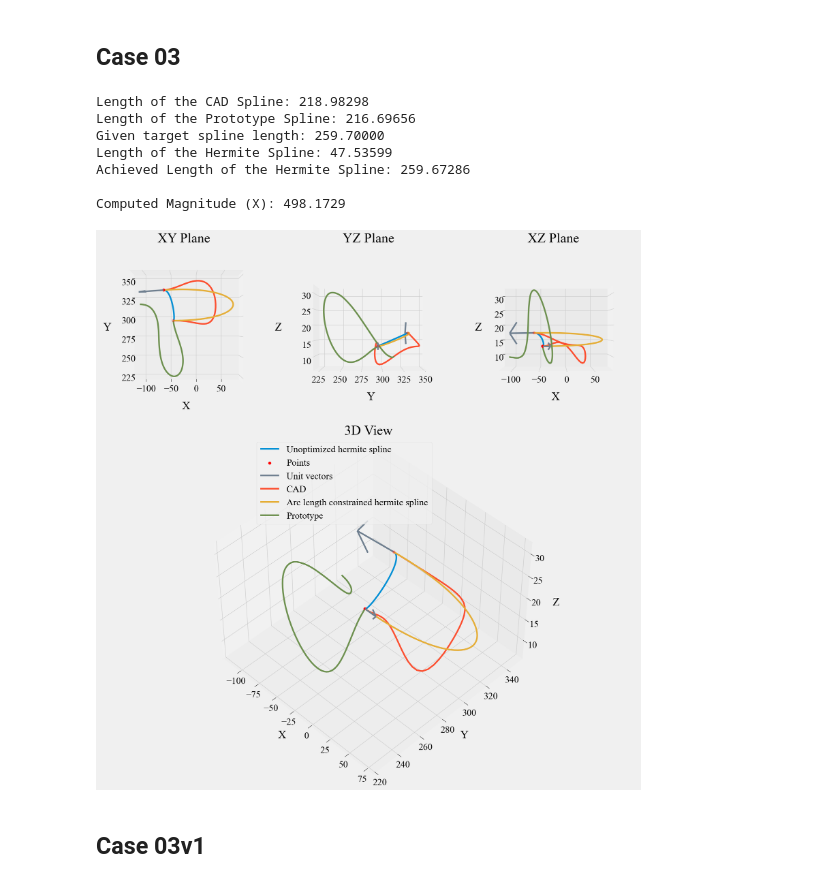
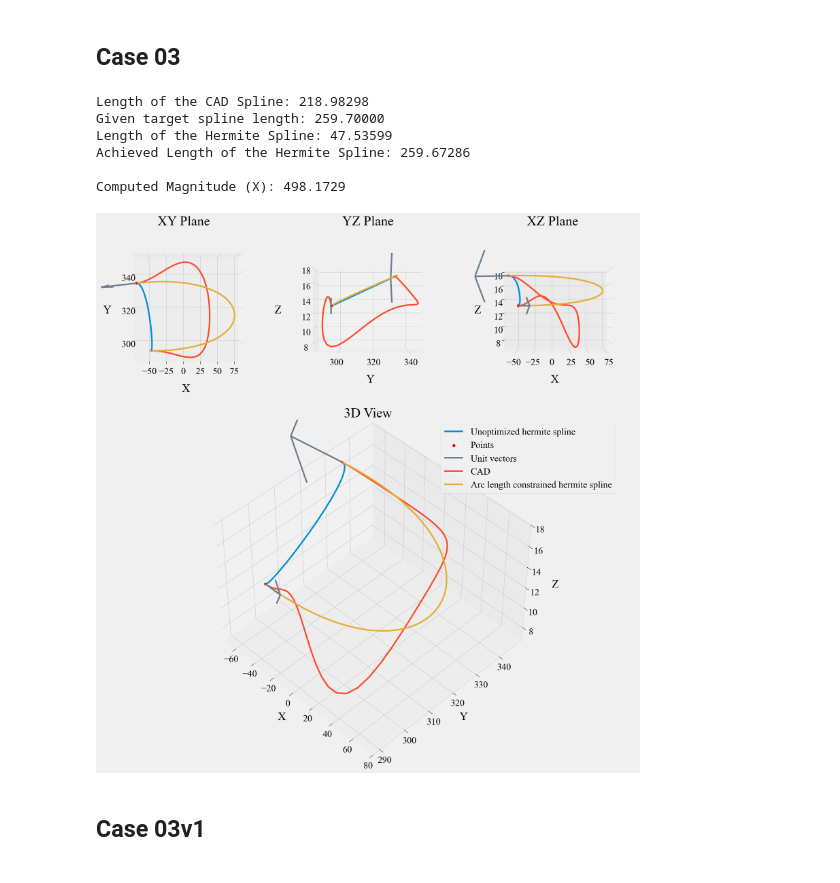
Before and after one commit to pranavduraisamy/spline-valeo, a Jupyter notebook: hermite/03-case-compare.ipynb, the cells around one changed output. Saved outputs shown, nothing was run; the diff lists cells and outputs as text; code cells hidden in the pictures.

```diff
--- a/hermite/03-case-compare.ipynb
+++ b/hermite/03-case-compare.ipynb
@@ -106,9 +117,7 @@ Computed Magnitude (X): 481.2452
 ## Case 03
 # %%
 df=pd.read_csv('../data/case-03-cad.csv')
-prt_df=pd.read_csv('../data/case-03-prototype.csv')
 cad=df.iloc[10:,2:].reset_index(drop=True)
-prto=prt_df.iloc[10:,2:].reset_index(drop=True)
 
 p0=df.iloc[5,2:].values.astype(float)    # Point0
 p1=df.iloc[6,2:].values.astype(float)    # Point1
@@ -117,39 +126,35 @@ u1=df.iloc[9,2:].values.astype(float)    # Unit Vector @ Point1
 m0=df.iloc[2,1]                          # Magnitude for Vector1
 m1=df.iloc[3,1]                          # Magnitude for Vector2
 u0_init=u0*m0
 u1_init=u1*m1
 spl=utils.hermite(p0, p1, u0_init, u1_init,num_points=51)
 
 tgt=float(df.iloc[0,1])                  # Target spline length
 
-prt=prto-prto.iloc[0]+p0                 # Offsetting prototype spline
-
 obj_fn=lambda x: utils.length(utils.hermite(p0,p1,x*u0,x*u1)) - tgt
 sol=optimize.root_scalar(obj_fn, bracket=[0, tgt*3], method='brentq')
 solx=sol.root
 
 u0_final=solx*u0
 u1_final=solx*u1
 spl=utils.hermite(p0,p1,u0_init,u1_init,num_points=51)
 spl_tgt=utils.hermite(p0,p1,u0_final,u1_final,num_points=51)
 
 print(f'Length of the CAD Spline: {utils.length(cad.values):.5f}')
-print(f'Length of the Prototype Spline: {utils.length(prt.values):.5f}')
 print(f'Given target spline length: {tgt:.5f}')
 print(f'Length of the Hermite Spline: {utils.length(spl.astype(float)):.5f}')
 print(f'Achieved Length of the Hermite Spline: {utils.length(spl_tgt.astype(float)):.5f}')
 print(f'\nComputed Magnitude (X): {solx:.4f}')
 
-utils.plotter(spl,p0,p1,u0_init,u1_init,cad=cad.values,tgt=spl_tgt,prt=prt.values)
+utils.plotter(spl,p0,p1,u0_init,u1_init,cad=cad.values,tgt=spl_tgt)
 # %% [output]
 Length of the CAD Spline: 218.98298
-Length of the Prototype Spline: 216.69656
 Given target spline length: 259.70000
 Length of the Hermite Spline: 47.53599
 Achieved Length of the Hermite Spline: 259.67286
 
 Computed Magnitude (X): 498.1729
-[figure, old version]
+[figure, new version]
 # %% [markdown]
 ## Case 03v1
 # %%
```
Also changed, not shown: parts of 3 cells of this notebook, 3 other files.
